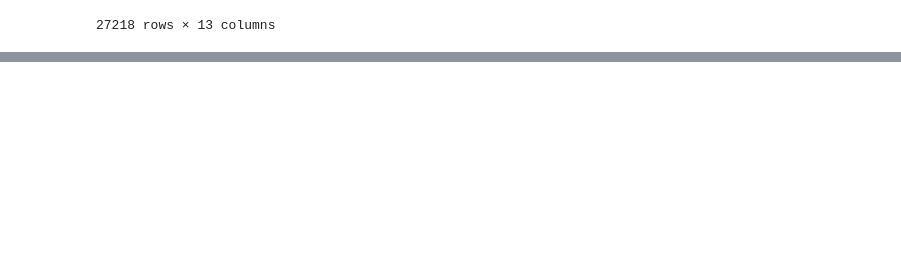
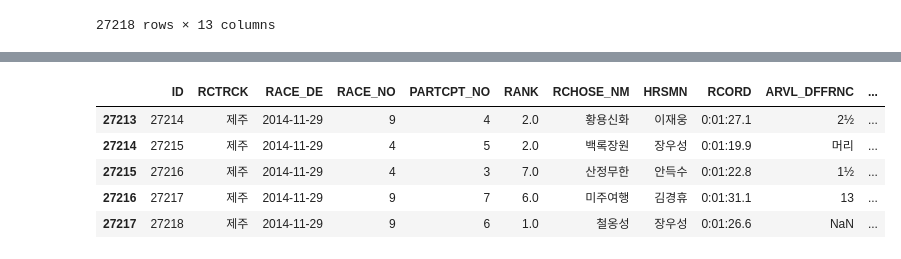
Before and after one commit to kimjaemin95/python_data_science, a Jupyter notebook: 파이썬-pandas/exam_03_pandas_pivot.ipynb, the cells around one changed output, grey strips where cells are left out. Drawn from its saved outputs; the diff is of its cells as text; code cells hidden in the pictures; blank space fills up the shorter version.

```diff
--- a/파이썬-pandas/exam_03_pandas_pivot.ipynb
+++ b/파이썬-pandas/exam_03_pandas_pivot.ipynb
@@ -83,0 +174,10 @@ df_2014.groupby("RACE_DE").agg("count")
+# %%
+df_1 = pd.read_csv("./datas/2014_p.csv", encoding="euc-kr")
+df_1.tail(5)
+# %% [output]
+|  | ID | RCTRCK | RACE_DE | RACE_NO | PARTCPT_NO | RANK | RCHOSE_NM | HRSMN | RCORD | ARVL_DFFRNC | ... |
+| 27213 | 27214 | 제주 | 2014-11-29 | 9 | 4 | 2.0 | 황용신화 | 이재웅 | 0:01:27.1 | 2½ | ... |
+| 27214 | 27215 | 제주 | 2014-11-29 | 4 | 5 | 2.0 | 백록장원 | 장우성 | 0:01:19.9 | 머리 | ... |
+| 27215 | 27216 | 제주 | 2014-11-29 | 4 | 3 | 7.0 | 산정무한 | 안득수 | 0:01:22.8 | 1½ | ... |
+| 27216 | 27217 | 제주 | 2014-11-29 | 9 | 7 | 6.0 | 미주여행 | 김경휴 | 0:01:31.1 | 13 | ... |
+| 27217 | 27218 | 제주 | 2014-11-29 | 9 | 6 | 1.0 | 철옹성 | 장우성 | 0:01:26.6 | NaN | ... |
```
Also changed, not shown: parts of 19 cells of this notebook.
